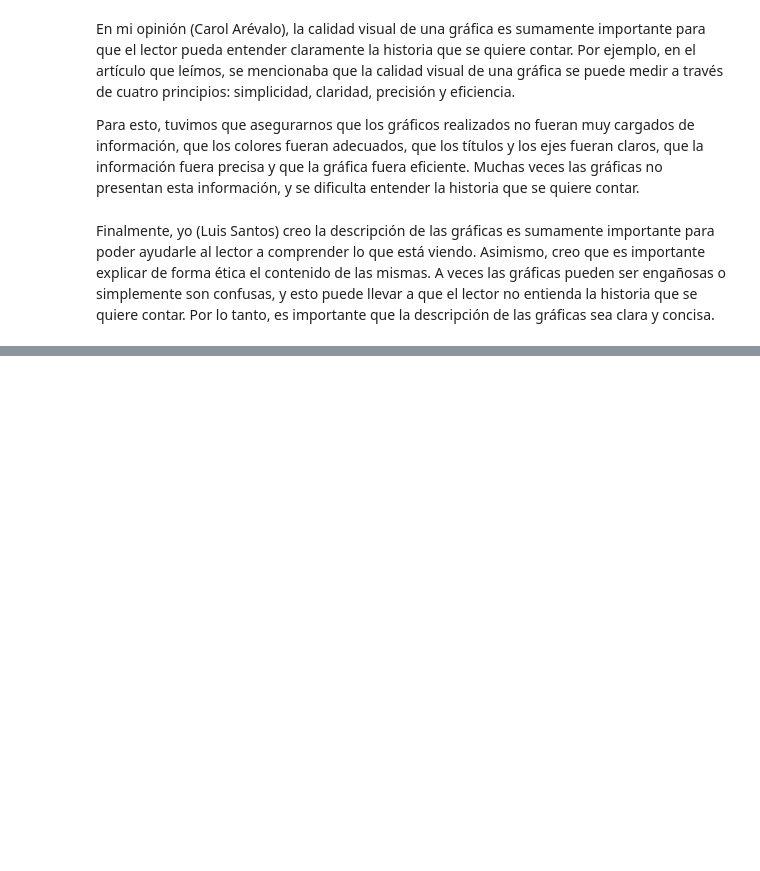
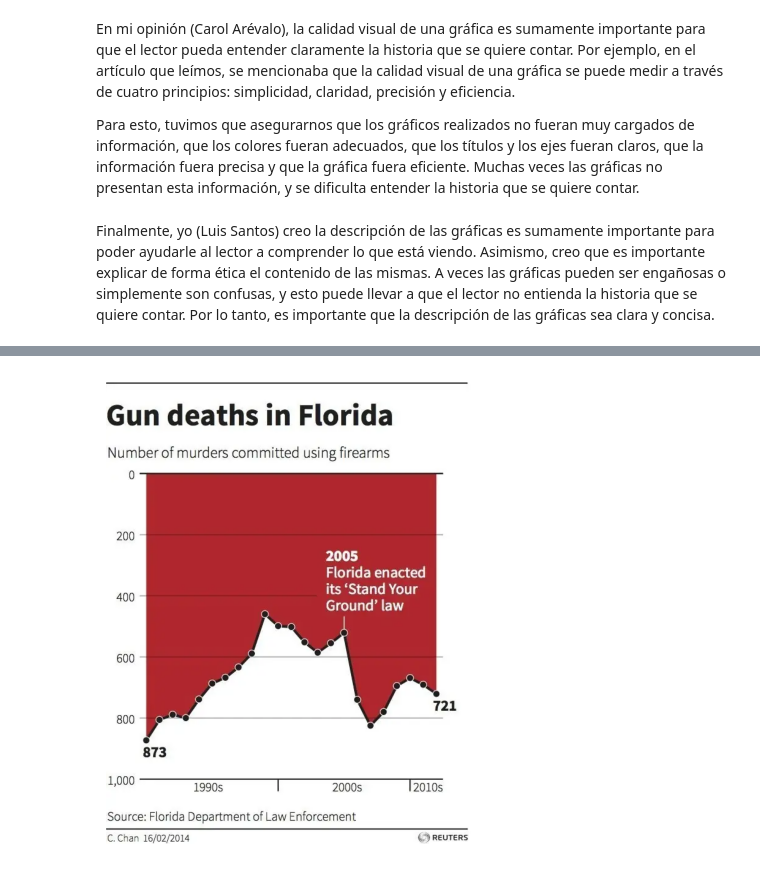
Before and after one commit to stefanoaragoni/datascience_lab9, a Jupyter notebook: lab9.ipynb, the cells around one changed output, grey strips where cells are left out. Drawn from its saved outputs; the diff is of its cells as text; code cells hidden in the pictures; blank space fills up the shorter version.

```diff
--- a/lab9.ipynb
+++ b/lab9.ipynb
@@ -251,0 +262,8 @@ En nuestra opinión, la ética es sumamente importante en la visualización de d
+# %%
+# Mostrar la imagen
+plt.figure(figsize=(10,6))
+plt.imshow(plt.imread('misleading.webp'))
+plt.axis('off')
+plt.show()
+# %% [output]
+[figure, added]
```
Also changed, not shown: parts of 5 cells of this notebook, 1 other file.
